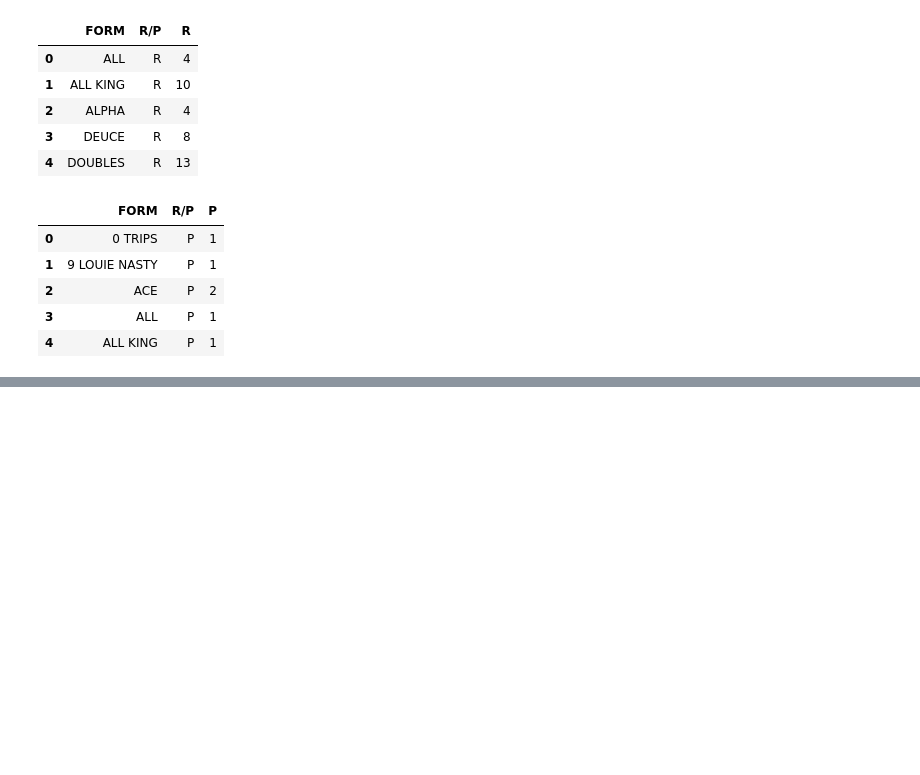
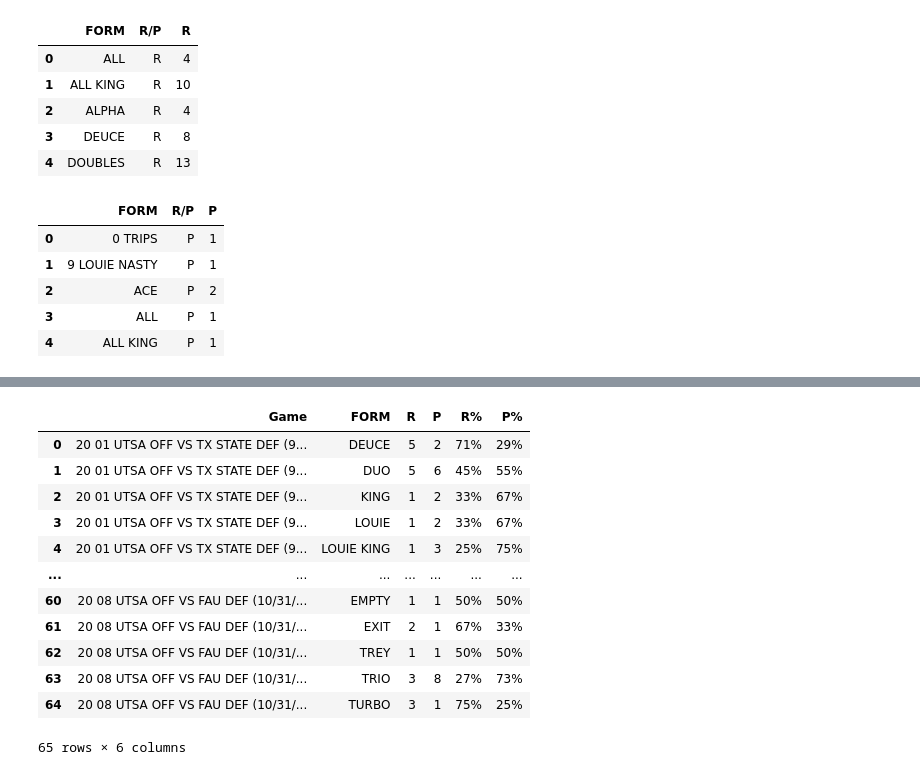
Before and after one commit to ahprh12/Ocean-Speedway-Golf-GPS, a Jupyter notebook: utsa/selfscout.ipynb, the cells around one changed output, grey strips where cells are left out. Saved outputs shown, nothing was run; the diff lists cells and outputs as text; code cells hidden in the pictures; blank space fills up the shorter version.

Commit message:
UTSA Self Scout UI changes

```diff
--- a/utsa/selfscout.ipynb
+++ b/utsa/selfscout.ipynb
@@ -77,0 +70,10 @@ mer
+# %%
+#################### NEXT STEP #####################
+#pd.reset_option("all")
+raw["Game"]= raw["Name"].str.split(",", n = 1, expand = True)
+overallrp1 = raw[["Game", "FORM", "R/P",]]
+
+run = overallrp1[["Game", "FORM", "R/P",]]
+run = run.loc[run["R/P"] == "R"]
+run = run.groupby(["Game", "FORM","R/P"])["R/P"].count().reset_index(name="R")
+run
@@ -77,0 +94,5 @@ mer
+# %%
+pas1 = overallrp1.loc[overallrp1["R/P"] == "P"]
+pas1 = pas1.groupby(["Game", "FORM","R/P"])["R/P"].count().reset_index(name="P")
+
+pas1
@@ -77,0 +113,24 @@ mer
+# %%
+mer1 = run.merge(pas1, on=['Game','FORM'])
+fin1 = mer1[['Game','FORM','R', 'P']]
+fin1 = fin1.set_index(['Game','FORM'])
+tt1 = fin1.div(fin1.sum(axis=1), axis=0)
+mer1 = fin1.merge(tt1, on=['Game', 'FORM'])
+mer1.rename(columns={'R_x': 'R', 'P_x': 'P', 'R_y': 'R%', 'P_y': 'P%'}, inplace=True)
+pd.options.display.float_format = '{:,.0%}'.format
+mer1 = mer1.reset_index()
+mer1
+# %% [output]
+|  | Game | FORM | R | P | R% | P% |
+| 0 | 20 01 UTSA OFF VS TX STATE DEF (9... | DEUCE | 5 | 2 | 71% | 29% |
+| 1 | 20 01 UTSA OFF VS TX STATE DEF (9... | DUO | 5 | 6 | 45% | 55% |
+| 2 | 20 01 UTSA OFF VS TX STATE DEF (9... | KING | 1 | 2 | 33% | 67% |
+| 3 | 20 01 UTSA OFF VS TX STATE DEF (9... | LOUIE | 1 | 2 | 33% | 67% |
+| 4 | 20 01 UTSA OFF VS TX STATE DEF (9... | LOUIE KING | 1 | 3 | 25% | 75% |
+| ... | ... | ... | ... | ... | ... | ... |
+| 60 | 20 08 UTSA OFF VS FAU DEF (10/31/... | EMPTY | 1 | 1 | 50% | 50% |
+| 61 | 20 08 UTSA OFF VS FAU DEF (10/31/... | EXIT | 2 | 1 | 67% | 33% |
+| 62 | 20 08 UTSA OFF VS FAU DEF (10/31/... | TREY | 1 | 1 | 50% | 50% |
+| 63 | 20 08 UTSA OFF VS FAU DEF (10/31/... | TRIO | 3 | 8 | 27% | 73% |
+| 64 | 20 08 UTSA OFF VS FAU DEF (10/31/... | TURBO | 3 | 1 | 75% | 25% |
+65 rows × 6 columns
```
Also changed, not shown: parts of 5 cells of this notebook, 5 other files.
